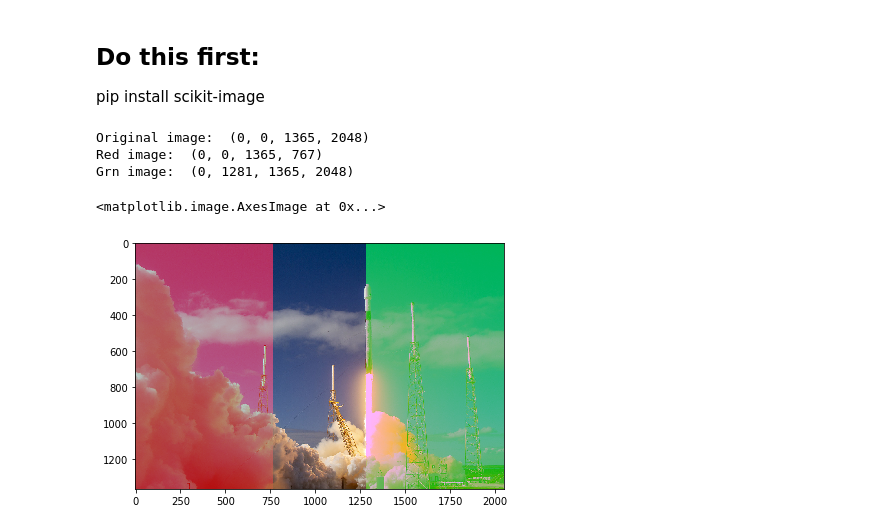
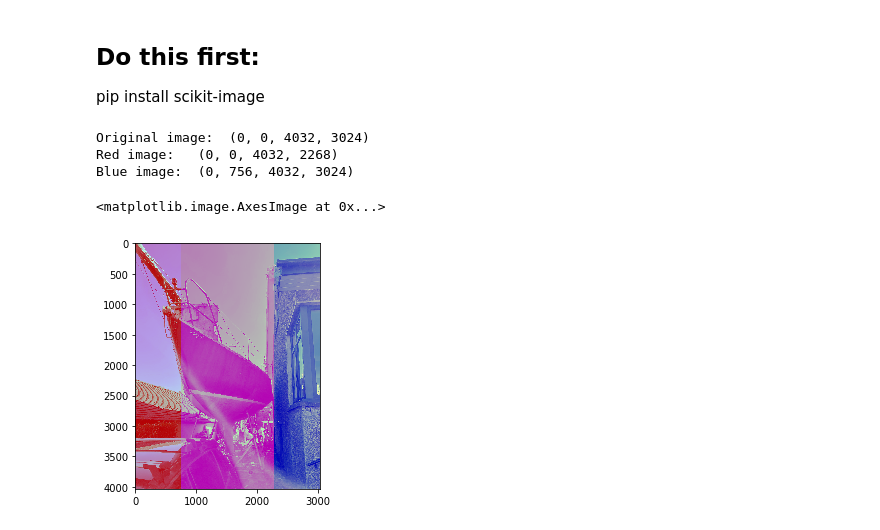
Before and after one commit to Python-FB/PracticalPythonCollaboration, a Jupyter notebook: rob_projects/article_summary/image_dimensions.ipynb, the cells around one changed output. Cells and saved outputs as stored; diff of their text form; code cells hidden in the pictures.

```diff
--- a/rob_projects/article_summary/image_dimensions.ipynb
+++ b/rob_projects/article_summary/image_dimensions.ipynb
@@ -3,7 +3,8 @@
 pip install scikit-image
 # %%
 from skimage.io import imread, imshow
-img = imread('https://i.imgur.com/YobrZ8r.png')
+# img = imread('https://i.imgur.com/YobrZ8r.png')
+img = imread('https://i.imgur.com/yfNgsaU.jpeg')
 dims = (1080, 1920)
 ideal_width = dims[1]
 ideal_height = dims[0]
@@ -11,39 +12,39 @@ ideal_aspect = ideal_width / ideal_height
 
 size = img.shape
 
 print('Original image: ', (0,0,size[0],size[1]))
 
 width = size[0]
 height = size[1]
 aspect = width/height
 
 if aspect > ideal_aspect:
     new_width = int(ideal_aspect * height)
     resize = (
         (0, 0, int(new_width), int(height)),
         (int(width-new_width), 0, int(width), int(height))
     )
 else:
     new_height = int(width / ideal_aspect)
     resize = (
         (0, 0, int(width), int(new_height)),
         (0, int(height-new_height), int(width), int(height))
     )
 
-print('Red image: ', resize[0])
+print('Red image:  ', resize[0])
 
-print('Grn image: ', resize[1])
+print('Blue image: ', resize[1])
 
 # Red section
-img[resize[0][0]:resize[0][2], resize[0][1]:resize[0][3], 0] = 180
+img[resize[0][0]:resize[0][2], resize[0][1]:resize[0][3], 0] = 180 # sets the 'red' value to 180
 
-# Green section
-img[resize[1][0]:resize[1][2], resize[1][1]:resize[1][3], 1] = 180
+# Blue section
+img[resize[1][0]:resize[1][2], resize[1][1]:resize[1][3], 2] = 180 # sets the 'blue value to 180
 
 imshow(img)
 # %% [output]
-Original image:  (0, 0, 1365, 2048)
-Red image:  (0, 0, 1365, 767)
-Grn image:  (0, 1281, 1365, 2048)
+Original image:  (0, 0, 4032, 3024)
+Red image:   (0, 0, 4032, 2268)
+Blue image:  (0, 756, 4032, 3024)
 <matplotlib.image.AxesImage at 0x...>
-[figure, old version]
+[figure, new version]
```
Also changed, not shown: 2 other files.
